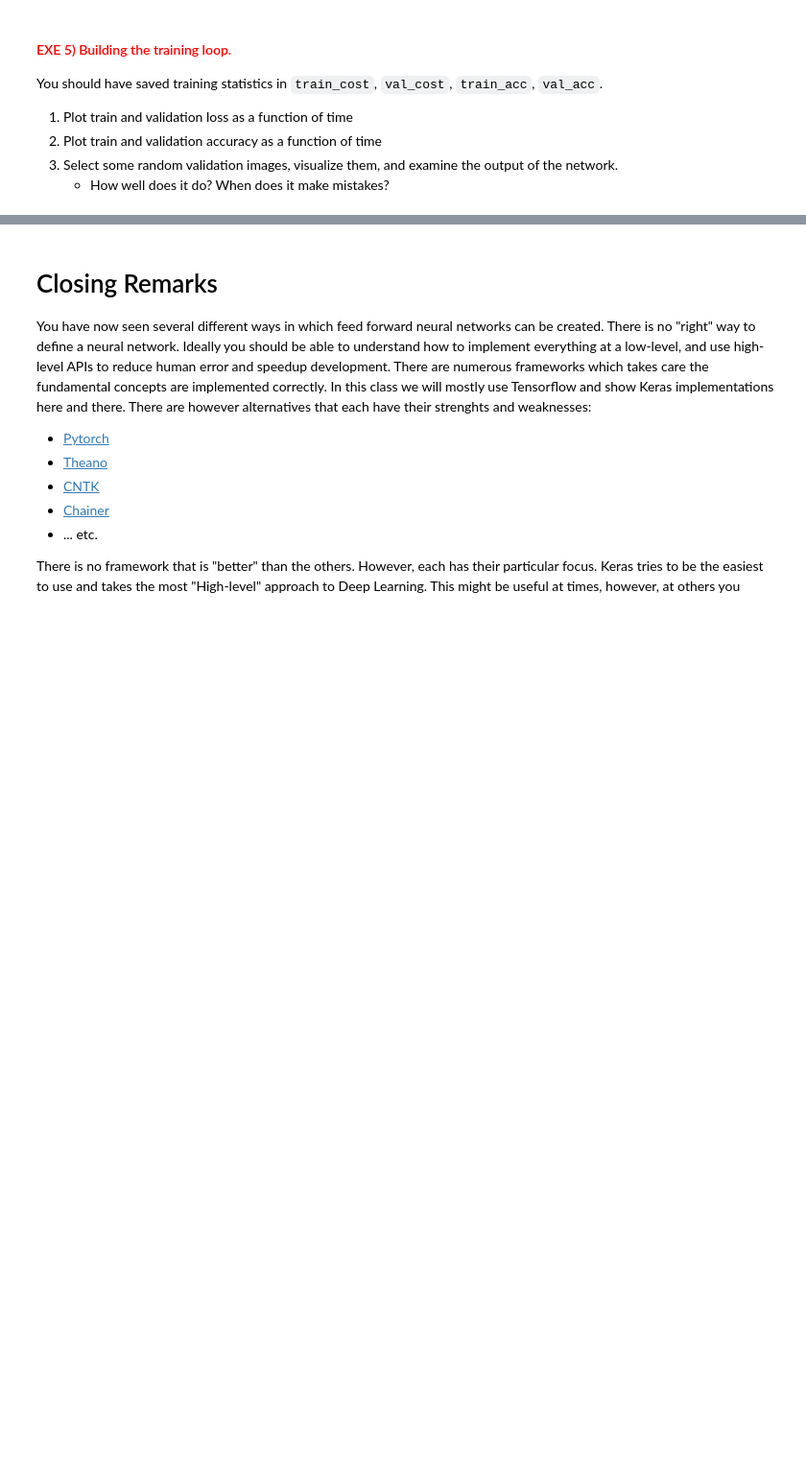
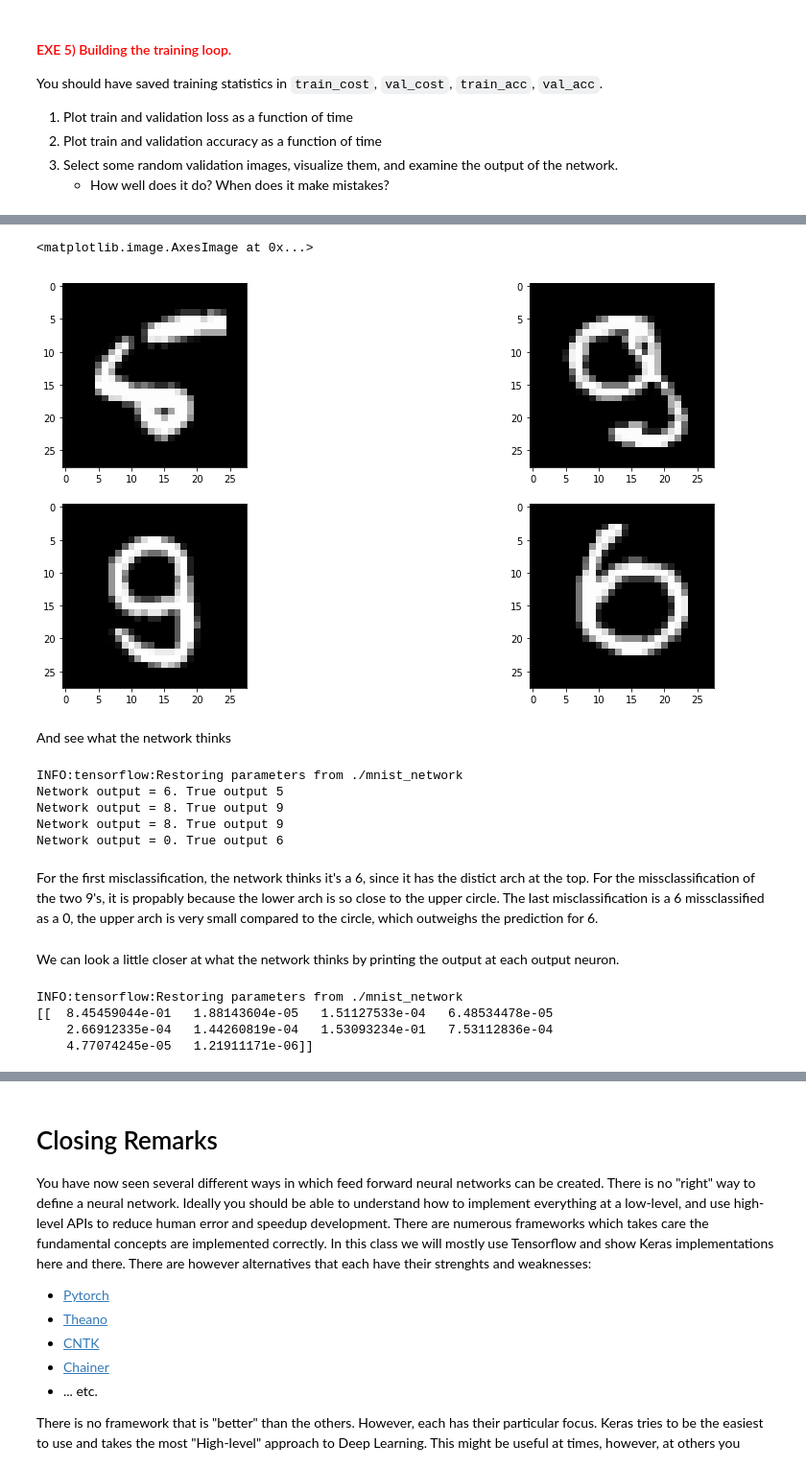
Before and after one commit to A-T-Kristensen/02456-deep-learning, a Jupyter notebook: notebooks/lab1_Introduction/7.EXE_MNIST.ipynb, the cells around one changed output, grey strips where cells are left out. Shown at 96% size. Saved outputs shown, nothing was run; the diff lists cells and outputs as text; code cells hidden in the pictures; blank space fills up the shorter version.

```diff
--- a/notebooks/lab1_Introduction/7.EXE_MNIST.ipynb
+++ b/notebooks/lab1_Introduction/7.EXE_MNIST.ipynb
@@ -400,0 +518,50 @@ plt.show()
+# %%
+fig = plt.figure(figsize=(16,12))
+image = mnist_data.test.images[8]
+fig.add_subplot(321)
+plt.imshow(np.reshape(image,[28,28]), interpolation="nearest", cmap="gray")
+
+image = mnist_data.test.images[151]
+fig.add_subplot(322)
+plt.imshow(np.reshape(image,[28,28]), interpolation="nearest", cmap="gray")
+
+image = mnist_data.test.images[241]
+fig.add_subplot(323)
+plt.imshow(np.reshape(image,[28,28]), interpolation="nearest", cmap="gray")
+
+image = mnist_data.test.images[259]
+fig.add_subplot(324)
+plt.imshow(np.reshape(image,[28,28]), interpolation="nearest", cmap="gray")
+# %% [output]
+<matplotlib.image.AxesImage at 0x...>
+[figure, added]
+# %% [markdown]
+And see what the network thinks
+# %%
+with tf.Session(config=tf.ConfigProto(gpu_options=gpu_opts)) as sess:
+    saver.restore(sess, './mnist_network')
+    for i in [8, 151, 241, 259]:
+        res = pred([mnist_data.test.images[i]], sess)
+        print("Network output = {}. True output {}".format(np.argmax(res), np.argmax(mnist_data.test.labels[i])))
+# %% [output]
+INFO:tensorflow:Restoring parameters from ./mnist_network
+Network output = 6. True output 5
+Network output = 8. True output 9
+Network output = 8. True output 9
+Network output = 0. True output 6
+# %% [markdown]
+For the first misclassification, the network thinks it's a 6, since it has the distict arch at the top.
+For the missclassification of the two 9's, it is propably because the lower arch is so close to the upper circle.
+The last misclassification is a 6 missclassified as a 0, the upper arch is very small compared to the circle, which outweighs the prediction for 6.
+# %% [markdown]
+We can look a little closer at what the network thinks by printing the output at each output neuron.
+# %%
+with tf.Session(config=tf.ConfigProto(gpu_options=gpu_opts)) as sess:
+    saver.restore(sess, './mnist_network')
+    res = pred([mnist_data.test.images[259]], sess)
+    print(res)
+# %% [output]
+INFO:tensorflow:Restoring parameters from ./mnist_network
+[[  8.45459044e-01   1.88143604e-05   1.51127533e-04   6.48534478e-05
+    2.66912335e-04   1.44260819e-04   1.53093234e-01   7.53112836e-04
+    4.77074245e-05   1.21911171e-06]]
```
Also changed, not shown: parts of 20 cells of this notebook.
